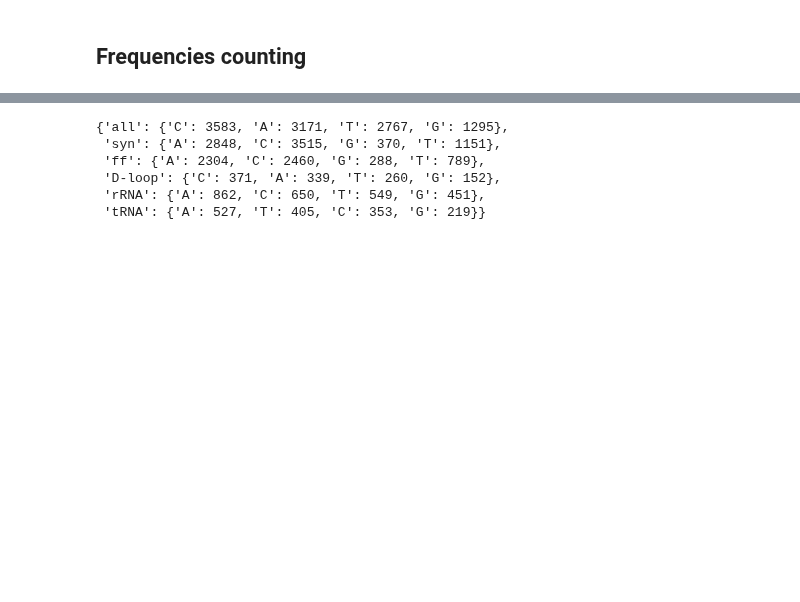
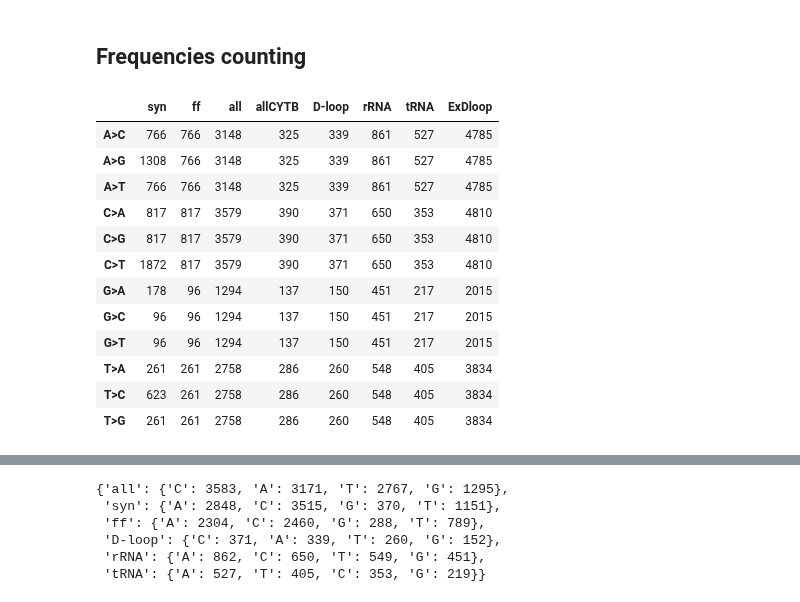
Before and after one commit to mitoclub/mtdnaMutSpecOfCancers, a Jupyter notebook: notebooks/cancer_calc_ms.ipynb, the cells around one changed output, grey strips where cells are left out. Saved outputs shown, nothing was run; the diff lists cells and outputs as text; code cells hidden in the pictures; blank space fills up the shorter version.

```diff
--- a/notebooks/cancer_calc_ms.ipynb
+++ b/notebooks/cancer_calc_ms.ipynb
@@ -275,0 +278,44 @@ mutations_summary(mutations, gene_col="GeneName")
+# %%
+exp_muts12 = dict()
+exp_muts192 = dict()
+for gene, gtable in ProtRef[ProtRef.Codon.str.len() == 3].groupby("GeneName"):
+    assert np.all(gtable.PosInGene == np.arange(1, gtable.shape[0] + 1))
+    seq = gtable.Nuc.values
+    gene_exp_muts12, gene_exp_muts192 = coda.collect_exp_mut_freqs(seq)
+    for lbl in gene_exp_muts12:
+        if lbl not in exp_muts12:
+            exp_muts12[lbl] = defaultdict(int)
+            exp_muts192[lbl] = defaultdict(int)
+
+        for sbs, _cnt in gene_exp_muts12[lbl].items():
+            exp_muts12[lbl][sbs] += _cnt
+        for sbs, _cnt in gene_exp_muts192[lbl].items():
+            exp_muts192[lbl][sbs] += _cnt
+
+        if gene == "CYTB" and lbl == "all":
+            exp_muts12[lbl + gene] = gene_exp_muts12[lbl]
+            exp_muts192[lbl + gene] = gene_exp_muts192[lbl]
+
+for lbl in ["D-loop", "rRNA", "tRNA"]:
+    f1, f2 = coda.collect_exp_mut_freqs(Ref[Ref.Type == lbl]["Nuc"].values, ["all"])
+    exp_muts12[lbl], exp_muts192[lbl] = f1["all"], f2["all"]
+
+lbl = "ExDloop"
+f1, f2 = coda.collect_exp_mut_freqs(Ref[(~Ref.Type.isin(["D-loop", "misc_feature"]))]["Nuc"].values, ["all"])
+exp_muts12[lbl], exp_muts192[lbl] = f1["all"], f2["all"]
+# %%
+pd.DataFrame(exp_muts12).sort_index()
+# %% [output]
+|  | syn | ff | all | allCYTB | D-loop | rRNA | tRNA | ExDloop |
+| A>C | 766 | 766 | 3148 | 325 | 339 | 861 | 527 | 4785 |
+| A>G | 1308 | 766 | 3148 | 325 | 339 | 861 | 527 | 4785 |
+| A>T | 766 | 766 | 3148 | 325 | 339 | 861 | 527 | 4785 |
+| C>A | 817 | 817 | 3579 | 390 | 371 | 650 | 353 | 4810 |
+| C>G | 817 | 817 | 3579 | 390 | 371 | 650 | 353 | 4810 |
+| C>T | 1872 | 817 | 3579 | 390 | 371 | 650 | 353 | 4810 |
+| G>A | 178 | 96 | 1294 | 137 | 150 | 451 | 217 | 2015 |
+| G>C | 96 | 96 | 1294 | 137 | 150 | 451 | 217 | 2015 |
+| G>T | 96 | 96 | 1294 | 137 | 150 | 451 | 217 | 2015 |
+| T>A | 261 | 261 | 2758 | 286 | 260 | 548 | 405 | 3834 |
+| T>C | 623 | 261 | 2758 | 286 | 260 | 548 | 405 | 3834 |
+| T>G | 261 | 261 | 2758 | 286 | 260 | 548 | 405 | 3834 |
```
Also changed, not shown: parts of 14 cells of this notebook, 2 other files.
